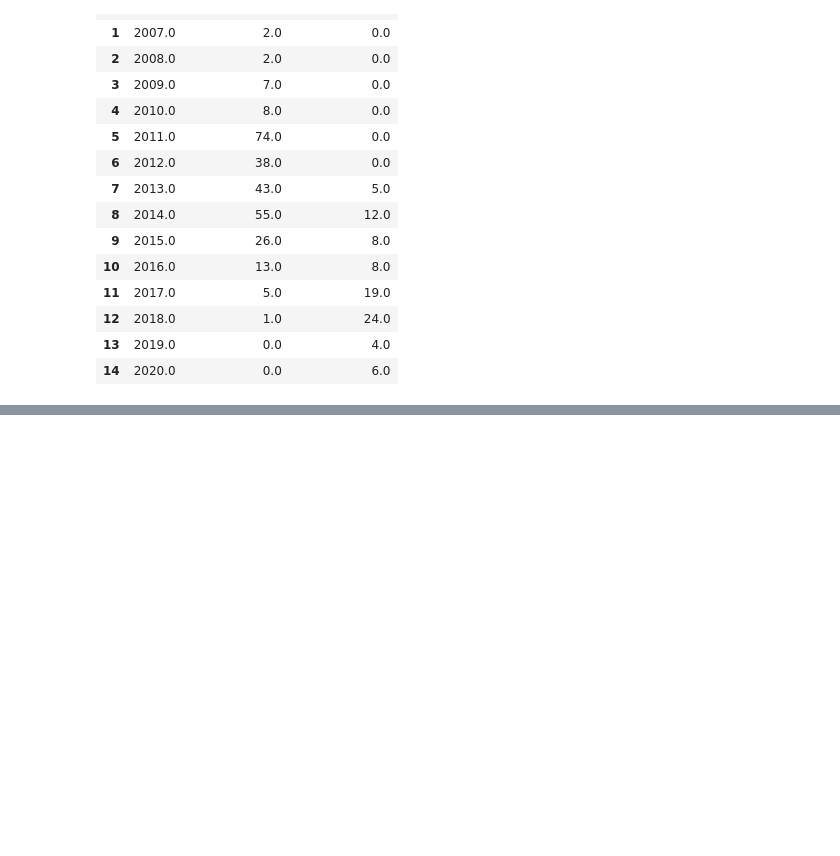
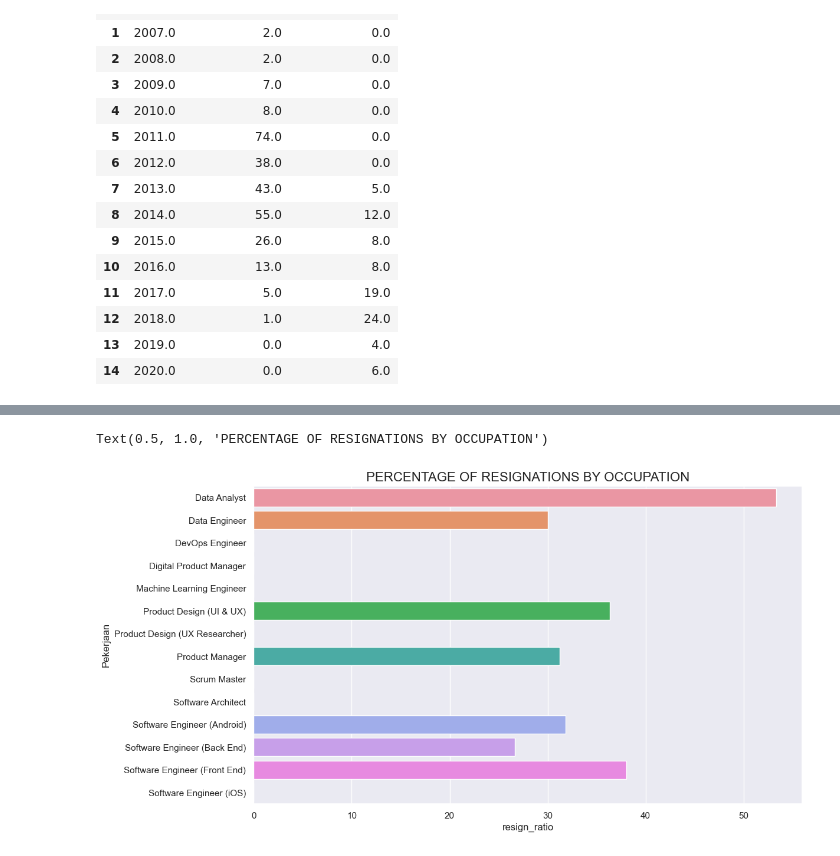
Before and after one commit to JodhiKrisantus/Improving-Employee-Retention, a Jupyter notebook: script_python.ipynb, the cells around one changed output, grey strips where cells are left out. Drawn from its saved outputs; the diff is of its cells as text; code cells hidden in the pictures; blank space fills up the shorter version.

Commit message:
Add analysis of resignation percentage by occupation

```diff
--- a/script_python.ipynb
+++ b/script_python.ipynb
@@ -425,0 +445,16 @@ go.Figure(go.Waterfall(
+# %%
+df_work_resign = df_pre.groupby(['Pekerjaan','is_resign'])[['Username']].count()
+df_work_resign.reset_index(inplace=True)
+
+
+df_work_resign = pd.pivot_table(data=df_work_resign,
+               columns = 'is_resign',
+               values = 'Username',
+               index='Pekerjaan'
+               )
+df_work_resign = df_work_resign.fillna(0)
+df_work_resign.columns = ['0','1']
+df_work_resign.reset_index(inplace=True)
+# %%
+df_work_resign['resign_ratio'] = round (df_work_resign['1'] / (df_work_resign['0'] + df_work_resign['1']) * 100,2)
+df_work_resign
@@ -425,0 +477,7 @@ go.Figure(go.Waterfall(
+# %%
+plt.figure(figsize=(12,7))
+sns.barplot( data=df_work_resign, y='Pekerjaan', x='resign_ratio')
+plt.title('PERCENTAGE OF RESIGNATIONS BY OCCUPATION', fontsize = 16)
+# %% [output]
+Text(0.5, 1.0, 'PERCENTAGE OF RESIGNATIONS BY OCCUPATION')
+[figure, added]
```
Also changed, not shown: parts of 5 cells of this notebook.
